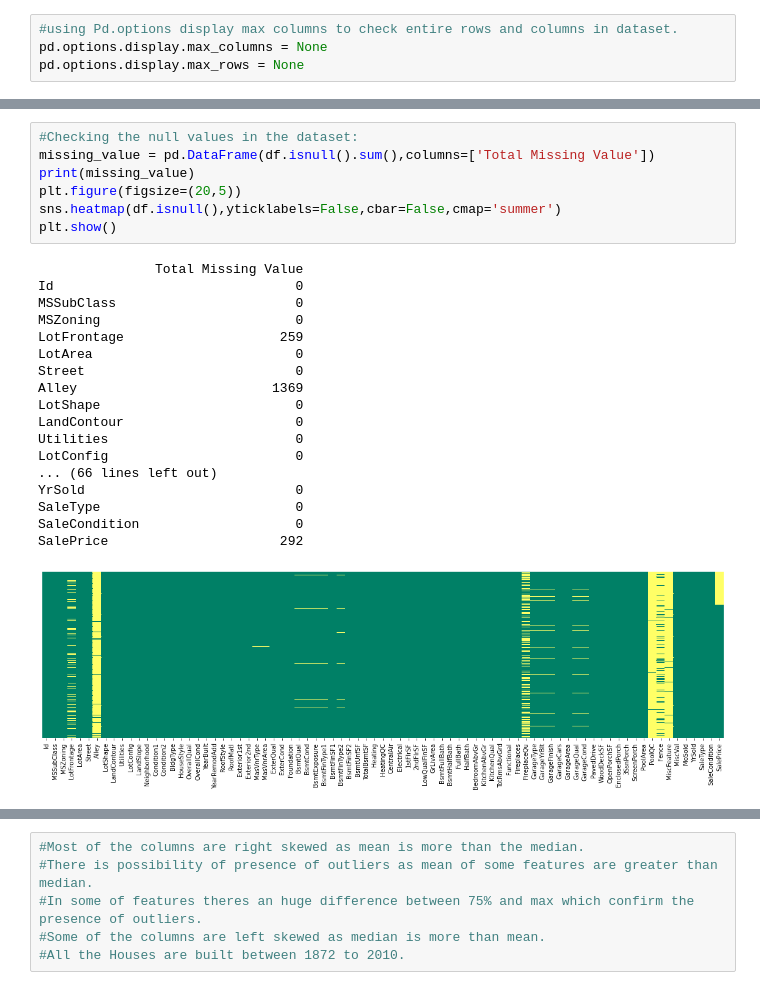
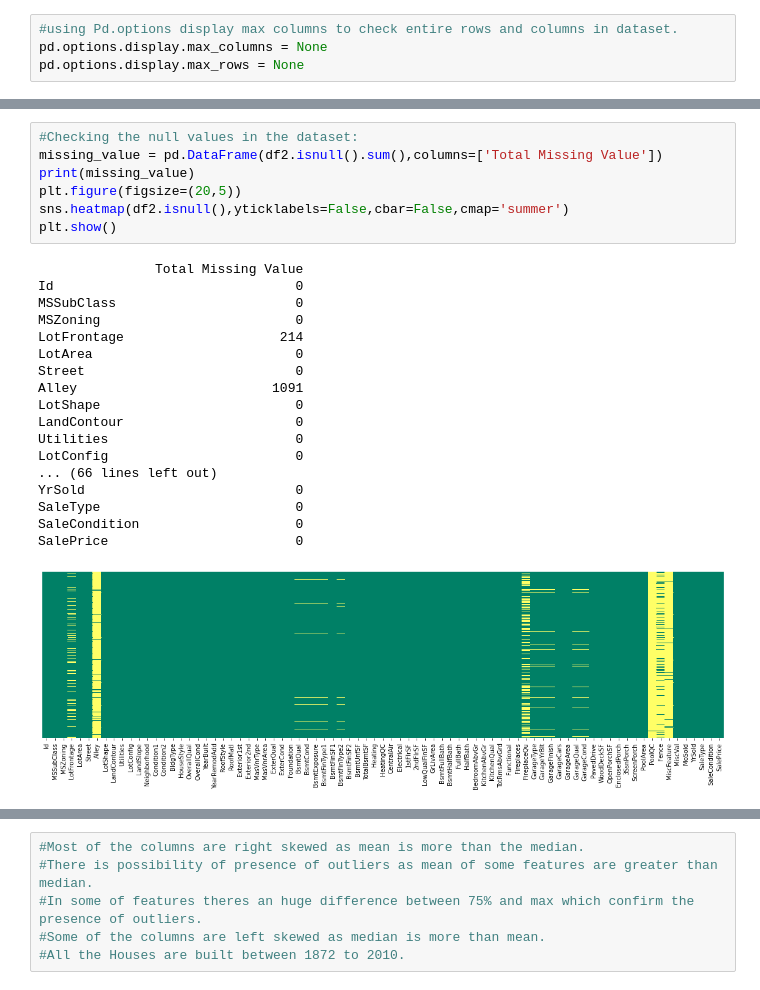
Before and after one commit to binit24/FlipRobbo-Assignment., a Jupyter notebook: House_Price_Prediction.ipynb, the cells around one changed output, grey strips where cells are left out. Drawn from its saved outputs; the diff is of its cells as text.

```diff
--- a/House_Price_Prediction.ipynb
+++ b/House_Price_Prediction.ipynb
@@ -105,30 +107,30 @@ dfd.shape
 (0, 81)
 # %%
 #Checking the null values in the dataset:
-missing_value = pd.DataFrame(df.isnull().sum(),columns=['Total Missing Value'])
+missing_value = pd.DataFrame(df2.isnull().sum(),columns=['Total Missing Value'])
 print(missing_value)
 plt.figure(figsize=(20,5))
-sns.heatmap(df.isnull(),yticklabels=False,cbar=False,cmap='summer')
+sns.heatmap(df2.isnull(),yticklabels=False,cbar=False,cmap='summer')
 plt.show()
 # %% [output]
                Total Missing Value
 Id                               0
 MSSubClass                       0
 MSZoning                         0
-LotFrontage                    259
+LotFrontage                    214
 LotArea                          0
 Street                           0
-Alley                         1369
+Alley                         1091
 LotShape                         0
 LandContour                      0
 Utilities                        0
 LotConfig                        0
 ... (66 lines left out)
 YrSold                           0
 SaleType                         0
 SaleCondition                    0
-SalePrice                      292
+SalePrice                        0
-[figure, old version]
+[figure, new version]
 # %%
 #Checking the Columns that have Missing Value:
 print('Columns having missing values are as follows:')
```
Also changed, not shown: parts of 62 cells of this notebook.
